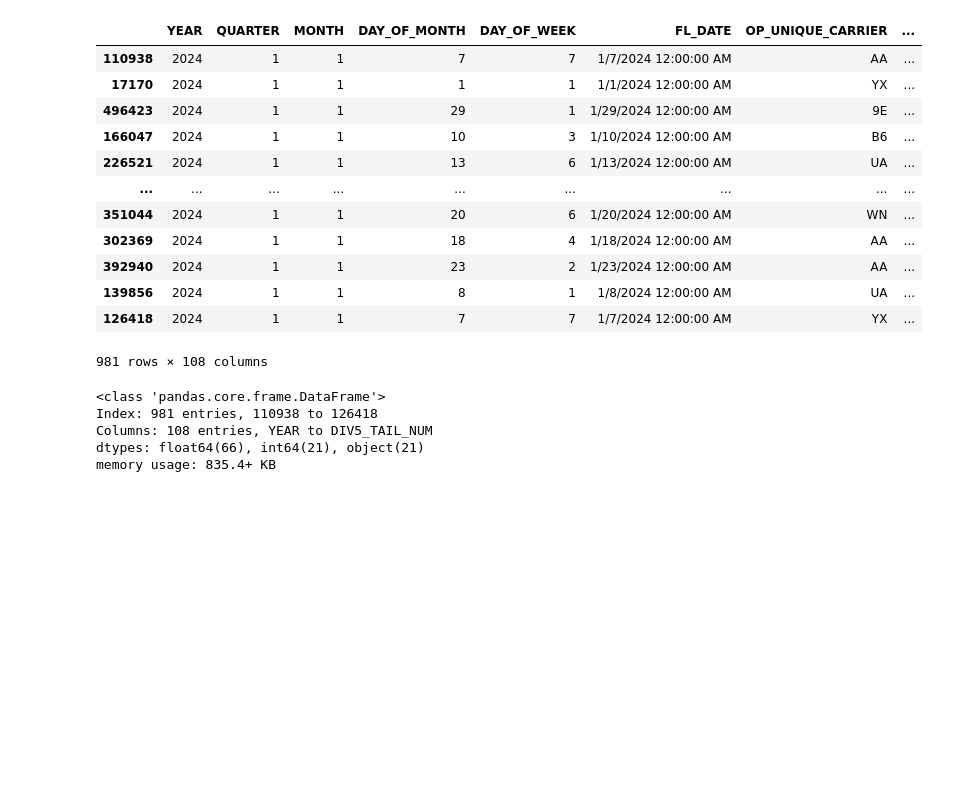
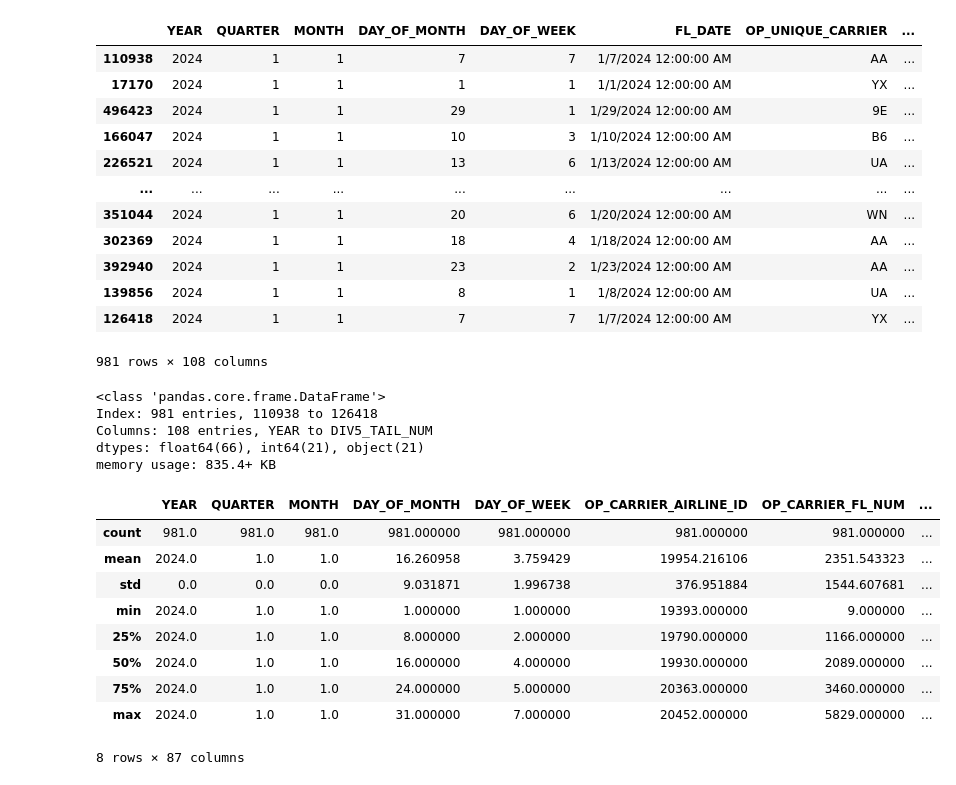
Before and after one commit to trevormgray/NN-Project, a Jupyter notebook: Flights.ipynb, the cells around one changed output. Saved outputs shown, nothing was run; the diff lists cells and outputs as text; code cells hidden in the pictures; blank space fills up the shorter version.

```diff
--- a/Flights.ipynb
+++ b/Flights.ipynb
@@ -57,0 +227,4 @@ from sklearn.linear_model import LinearRegression
+# %%
+# Read the parquet file
+df = pd.read_parquet('2023_combined_data.parquet')
+df.head()
@@ -162,3 +343,17 @@ Index: 981 entries, 110938 to 126418
 Columns: 108 entries, YEAR to DIV5_TAIL_NUM
 dtypes: float64(66), int64(21), object(21)
 memory usage: 835.4+ KB
+# %%
+# summay of statistics of the data
+train_sample_filtered.describe()
+# %% [output]
+|  | YEAR | QUARTER | MONTH | DAY_OF_MONTH | DAY_OF_WEEK | OP_CARRIER_AIRLINE_ID | OP_CARRIER_FL_NUM | ... |
+| count | 981.0 | 981.0 | 981.0 | 981.000000 | 981.000000 | 981.000000 | 981.000000 | ... |
+| mean | 2024.0 | 1.0 | 1.0 | 16.260958 | 3.759429 | 19954.216106 | 2351.543323 | ... |
+| std | 0.0 | 0.0 | 0.0 | 9.031871 | 1.996738 | 376.951884 | 1544.607681 | ... |
+| min | 2024.0 | 1.0 | 1.0 | 1.000000 | 1.000000 | 19393.000000 | 9.000000 | ... |
+| 25% | 2024.0 | 1.0 | 1.0 | 8.000000 | 2.000000 | 19790.000000 | 1166.000000 | ... |
+| 50% | 2024.0 | 1.0 | 1.0 | 16.000000 | 4.000000 | 19930.000000 | 2089.000000 | ... |
+| 75% | 2024.0 | 1.0 | 1.0 | 24.000000 | 5.000000 | 20363.000000 | 3460.000000 | ... |
+| max | 2024.0 | 1.0 | 1.0 | 31.000000 | 7.000000 | 20452.000000 | 5829.000000 | ... |
+8 rows × 87 columns
```
Also changed, not shown: parts of 12 cells of this notebook.
